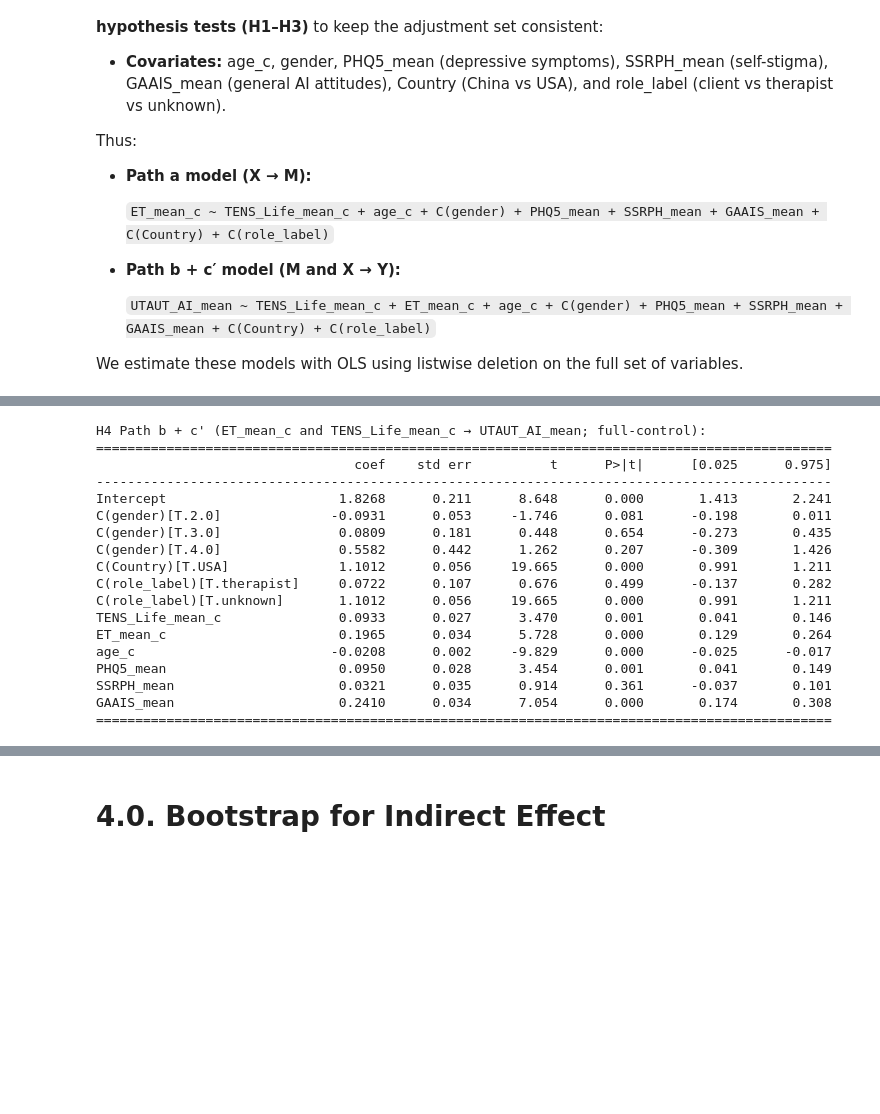
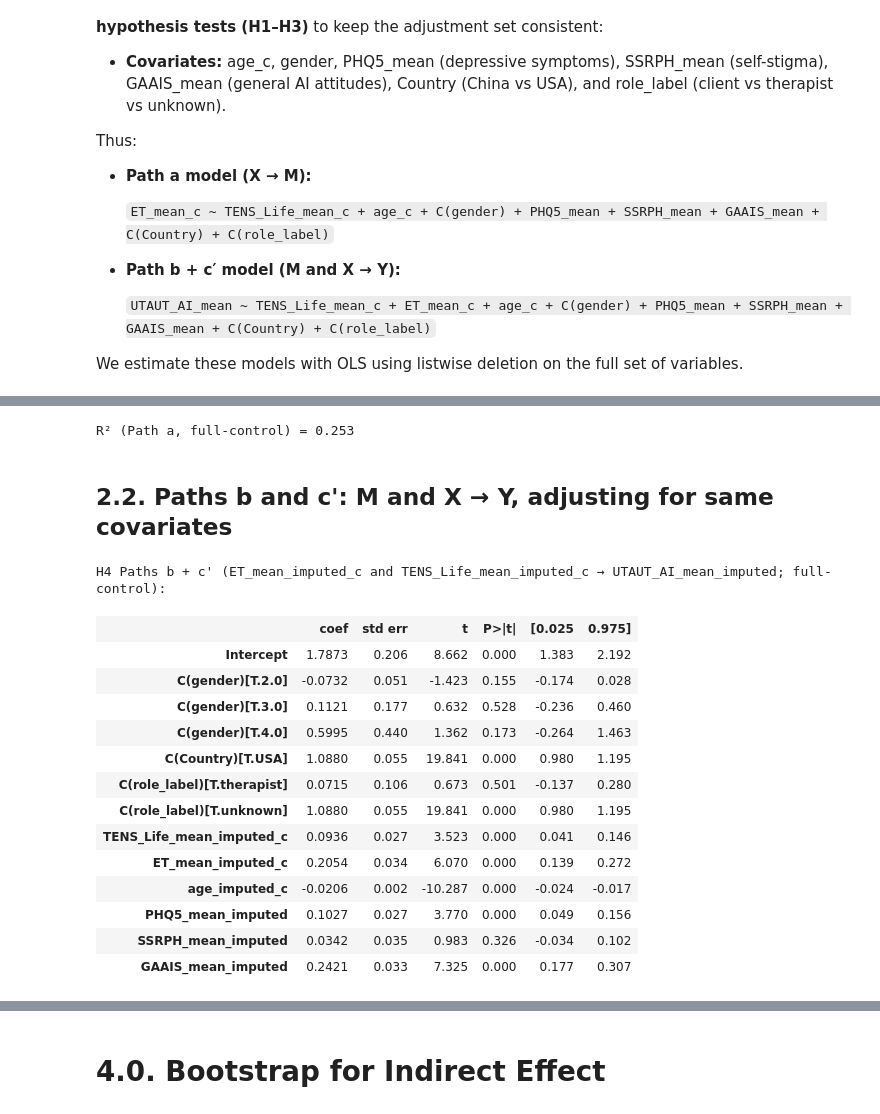
Before and after one commit to ZhaoJackson/AI_Attitude_Psychotherapy, a Jupyter notebook: H4_Mediation_SDT_AI_Acceptance.ipynb, the cells around one changed output, grey strips where cells are left out. Drawn from its saved outputs; the diff is of its cells as text; code cells hidden in the pictures; blank space fills up the shorter version.

```diff
--- a/H4_Mediation_SDT_AI_Acceptance.ipynb
+++ b/H4_Mediation_SDT_AI_Acceptance.ipynb
@@ -66,15 +78,6 @@ Raw merged shape: (2342, 273)
 # %%
-for col in ["TENS_Life_mean", "ET_mean", "age", "GAAIS_mean"]:
-    if col in df.columns and f"{col}_c" not in df.columns:
-        df[f"{col}_c"] = df[col] - df[col].mean()
-
-# Define variables used in the main mediation model
-h4_vars_full = [
-    "UTAUT_AI_mean", "TENS_Life_mean_c", "ET_mean_c",
-    "age_c", "gender", "PHQ5_mean", "SSRPH_mean", "GAAIS_mean",
-    "Country", "role_label"
-]
-
-h4_df_full = df[h4_vars_full].dropna().copy()
-print(f"H4 sample size (listwise): N = {len(h4_df_full)}")
+for col in ["TENS_Life_mean_imputed", "ET_mean_imputed", "age_imputed"]:
+    mean_val = processed[col].mean()
+    processed[f"{col}_c"] = processed[col] - mean_val
+    print(f"{col} mean for centering: {mean_val:.3f}")
 # %% [output]
@@ -106,0 +87,10 @@ UTAUT_AI_mean             0.165927   0.036175       1.000000
+# %%
+# Build full mediation dataframe (including centered vars)
+h4_vars_full = h4_vars_base + [
+    "TENS_Life_mean_imputed_c",
+    "ET_mean_imputed_c",
+    "age_imputed_c",
+]
+
+h4_df_full = processed[h4_vars_full].dropna().copy()
+print(f"H4 full-control mediation sample (listwise): N = {len(h4_df_full)}")
@@ -163,32 +179,36 @@ GAAIS_mean                     0.1148      0.022      5.287      0.000       0.0
+# %%
+print(f"R² (Path a, full-control) = {a_model_full.rsquared:.3f}")
+# %% [output]
+R² (Path a, full-control) = 0.253
+# %% [markdown]
+## 2.2. Paths b and c': M and X → Y, adjusting for same covariates
 # %%
-# Path b + c': ET + TENS → UTAUT (full-control)
 b_model_full = smf.ols(
     formula=(
-        "UTAUT_AI_mean ~ TENS_Life_mean_c + ET_mean_c "
-        "+ age_c + C(gender) + PHQ5_mean + SSRPH_mean + GAAIS_mean "
+        "UTAUT_AI_mean_imputed ~ "
+        "TENS_Life_mean_imputed_c + ET_mean_imputed_c "
+        "+ age_imputed_c + C(gender) "
+        "+ PHQ5_mean_imputed + SSRPH_mean_imputed + GAAIS_mean_imputed "
         "+ C(Country) + C(role_label)"
     ),
-    data=h4_df_full
+    data=h4_df_full,
 ).fit()
 
-print("H4 Path b + c' (ET_mean_c and TENS_Life_mean_c → UTAUT_AI_mean; full-control):")
-print(b_model_full.summary().tables[1])
+print("H4 Paths b + c' (ET_mean_imputed_c and TENS_Life_mean_imputed_c → UTAUT_AI_mean_imputed; full-control):")
+display(b_model_full.summary().tables[1])
 # %% [output]
-H4 Path b + c' (ET_mean_c and TENS_Life_mean_c → UTAUT_AI_mean; full-control):
-==============================================================================================
-                                 coef    std err          t      P>|t|      [0.025      0.975]
-----------------------------------------------------------------------------------------------
-Intercept                      1.8268      0.211      8.648      0.000       1.413       2.241
-C(gender)[T.2.0]              -0.0931      0.053     -1.746      0.081      -0.198       0.011
-C(gender)[T.3.0]               0.0809      0.181      0.448      0.654      -0.273       0.435
-C(gender)[T.4.0]               0.5582      0.442      1.262      0.207      -0.309       1.426
-C(Country)[T.USA]              1.1012      0.056     19.665      0.000       0.991       1.211
-C(role_label)[T.therapist]     0.0722      0.107      0.676      0.499      -0.137       0.282
-C(role_label)[T.unknown]       1.1012      0.056     19.665      0.000       0.991       1.211
-TENS_Life_mean_c               0.0933      0.027      3.470      0.001       0.041       0.146
-ET_mean_c                      0.1965      0.034      5.728      0.000       0.129       0.264
-age_c                         -0.0208      0.002     -9.829      0.000      -0.025      -0.017
-PHQ5_mean                      0.0950      0.028      3.454      0.001       0.041       0.149
-SSRPH_mean                     0.0321      0.035      0.914      0.361      -0.037       0.101
-GAAIS_mean                     0.2410      0.034      7.054      0.000       0.174       0.308
-==============================================================================================
+H4 Paths b + c' (ET_mean_imputed_c and TENS_Life_mean_imputed_c → UTAUT_AI_mean_imputed; full-control):
+|  | coef | std err | t | P>|t| | [0.025 | 0.975] |
+| Intercept | 1.7873 | 0.206 | 8.662 | 0.000 | 1.383 | 2.192 |
+| C(gender)[T.2.0] | -0.0732 | 0.051 | -1.423 | 0.155 | -0.174 | 0.028 |
+| C(gender)[T.3.0] | 0.1121 | 0.177 | 0.632 | 0.528 | -0.236 | 0.460 |
+| C(gender)[T.4.0] | 0.5995 | 0.440 | 1.362 | 0.173 | -0.264 | 1.463 |
+| C(Country)[T.USA] | 1.0880 | 0.055 | 19.841 | 0.000 | 0.980 | 1.195 |
+| C(role_label)[T.therapist] | 0.0715 | 0.106 | 0.673 | 0.501 | -0.137 | 0.280 |
+| C(role_label)[T.unknown] | 1.0880 | 0.055 | 19.841 | 0.000 | 0.980 | 1.195 |
+| TENS_Life_mean_imputed_c | 0.0936 | 0.027 | 3.523 | 0.000 | 0.041 | 0.146 |
+| ET_mean_imputed_c | 0.2054 | 0.034 | 6.070 | 0.000 | 0.139 | 0.272 |
+| age_imputed_c | -0.0206 | 0.002 | -10.287 | 0.000 | -0.024 | -0.017 |
+| PHQ5_mean_imputed | 0.1027 | 0.027 | 3.770 | 0.000 | 0.049 | 0.156 |
+| SSRPH_mean_imputed | 0.0342 | 0.035 | 0.983 | 0.326 | -0.034 | 0.102 |
+| GAAIS_mean_imputed | 0.2421 | 0.033 | 7.325 | 0.000 | 0.177 | 0.307 |
```
Also changed, not shown: parts of 34 cells of this notebook.
